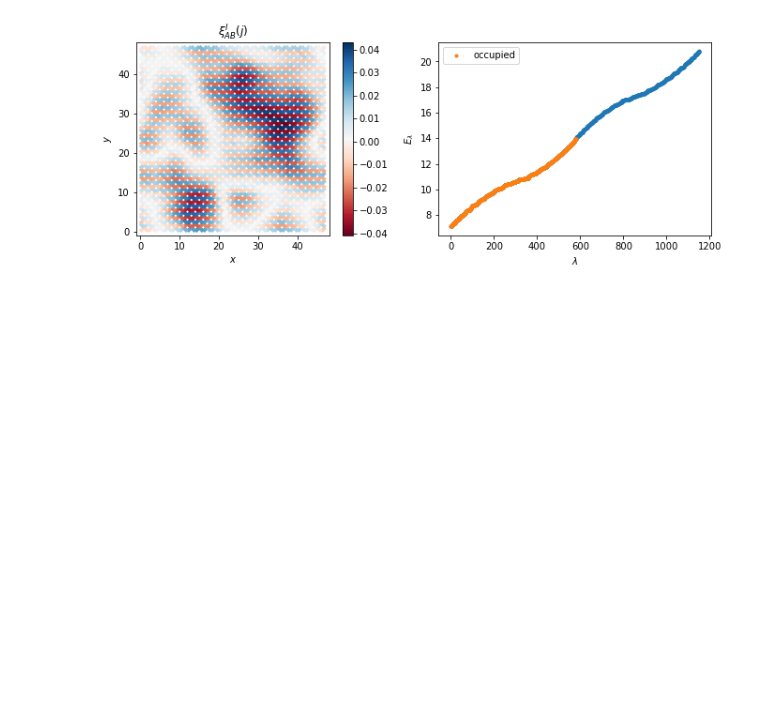
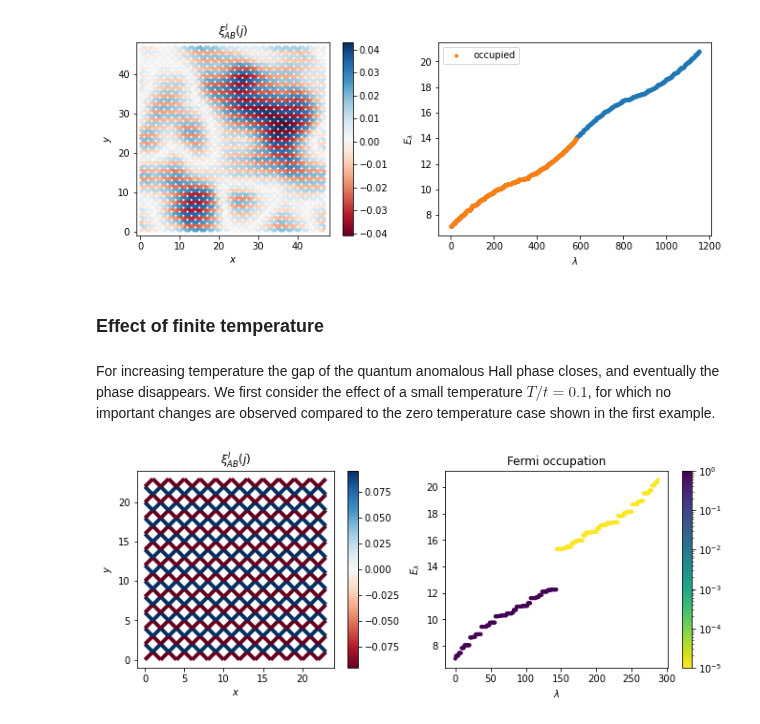
Before and after one commit to SergiJulia94/topological_mott_insulator, a Jupyter notebook: index.ipynb, the cells around one changed output. Saved outputs shown, nothing was run; the diff lists cells and outputs as text; code cells hidden in the pictures; blank space fills up the shorter version.

Commit message:
Added finite temperature

```diff
--- a/index.ipynb
+++ b/index.ipynb
@@ -237,3 +237,7 @@ ax2.legend()
 plt.show()
 # %% [output]
 [figure]
+# %% [markdown]
+### Effect of finite temperature
+# %% [markdown]
+For increasing temperature the gap of the quantum anomalous Hall phase closes, and eventually the phase disappears. We first consider the effect of a small temperature $T/t=0.1$, for which no important changes are observed compared to the zero temperature case shown in the first example.
@@ -239,0 +267,33 @@ plt.show()
+# %%
+#hide_input
+fig  = plt.figure(figsize=(10, 6/(1.68)))
+gs0 = gridspec.GridSpec(1, 2, left=0.1, right=0.99, top=0.85, bottom=0.05, wspace=0.2)
+
+ax = fig.add_subplot(gs0[0])
+
+segment, color, mini, maxi = plot_bonds(un_mf.pos, un_mf.J_nn, np.imag(un_mf.mfhop_nn))
+ligne = LineCollection(segment,linestyles='solid',
+                                cmap=plt.get_cmap('RdBu'),
+                                array=color, norm=plt.Normalize(mini, maxi),
+                                linewidths=4, rasterized=True)
+
+ax.set_xlim(-1,2*un_mf.nx)
+ax.set_ylim(-1,2*un_mf.ny)
+ax.add_collection(ligne)
+ax.set_xlabel(r'$x$')
+ax.set_ylabel(r'$y$')
+fig.colorbar(ligne)
+ax.set_aspect('equal')
+plt.title(r'$\xi_{AB}^I(j)$')
+
+ax2 = fig.add_subplot(gs0[1])
+weights = np.zeros(np.size(un_mf.energies))+1E-10
+weights[:np.size(un_mf.energies_fermi)] = np.where(un_mf.energies_fermi>1E-10,un_mf.energies_fermi/un_mf.energies[:np.size(un_mf.energies_fermi)],0)
+sc = ax2.scatter(np.arange(0,np.size(un_mf.energies)),un_mf.energies, c=((weights)), cmap='viridis_r', s=10, norm=mpl.colors.LogNorm(vmin=1E-5))
+plt.title(r'Fermi occupation')
+fig.colorbar(sc)
+ax2.set_xlabel(r'$\lambda$')
+ax2.set_ylabel(r'$E_\lambda$')
+plt.show()
+# %% [output]
+[figure, added]
```
Also changed, not shown: parts of 7 cells of this notebook, 6 other files.
